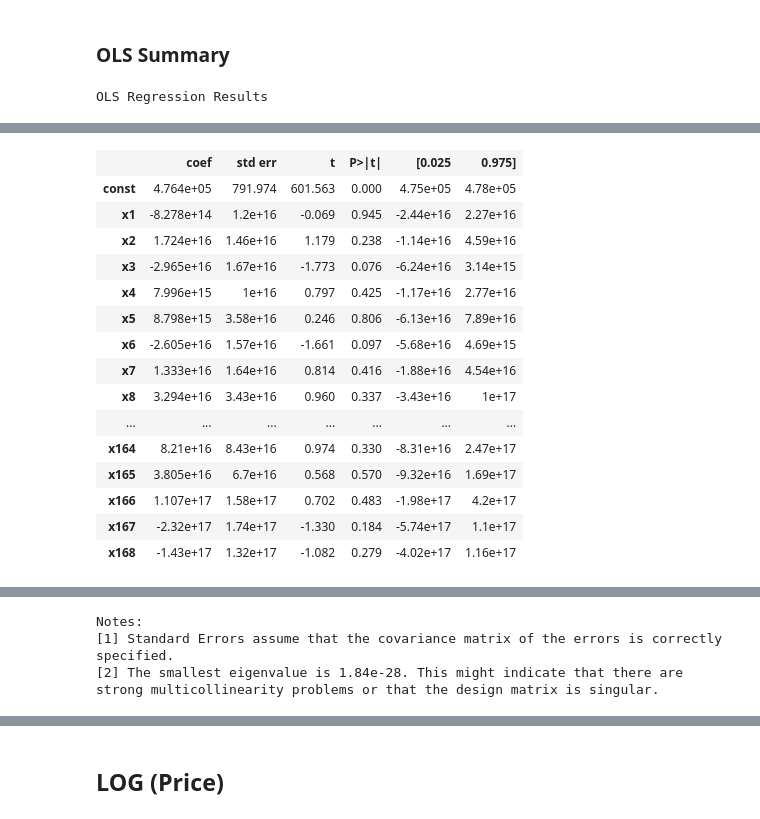
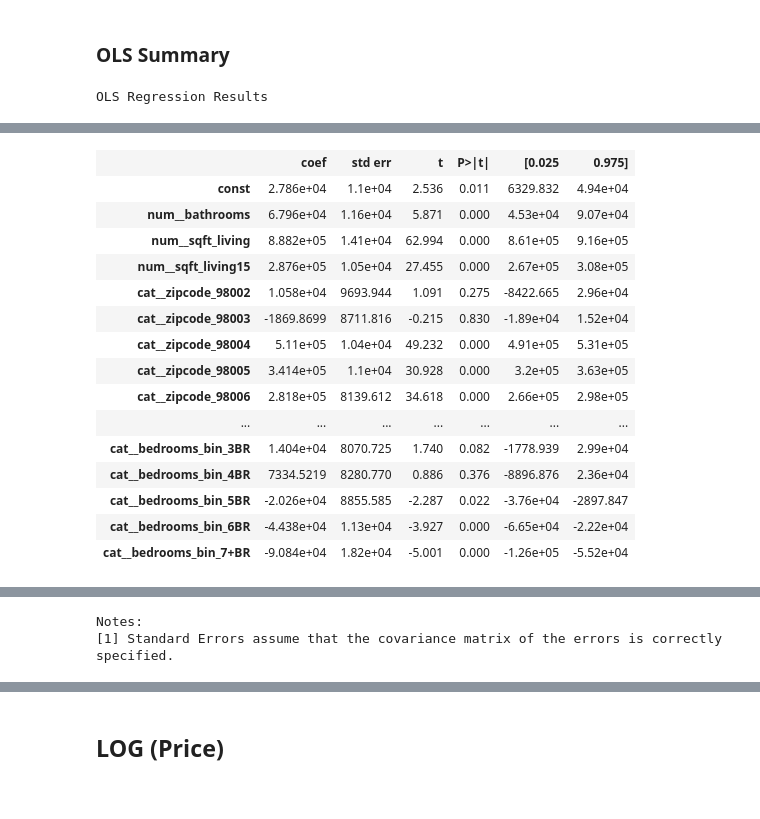
Before and after one commit to ssaeed85/dsc-ph2-KingsCountyRealEstate, a Jupyter notebook: Workspace/Saad/Notebook_Generalized.ipynb, the cells around one changed output, grey strips where cells are left out. Cells and saved outputs as stored; diff of their text form; code cells hidden in the pictures.

```diff
--- a/Workspace/Saad/Notebook_Generalized.ipynb
+++ b/Workspace/Saad/Notebook_Generalized.ipynb
@@ -899,4 +1101,0 @@ X_test_scaled = scaler.transform(X_test_enc)
-# %%
-#Linear Regression
-lr = LinearRegression()
-lr.fit(X_train_scaled,y_train)
@@ -910,0 +1102,8 @@ test_residuals = y_test - test_preds
+# %%
+X_train_xformed, X_test_xformed, train_preds, test_preds = OHE_scale_lr(X_train, y_train,
+                                                                        X_test, y_test,
+                                                                        num_col=[
+                                                                            'bathrooms', 'sqft_living', 'sqft_living15'],
+                                                                        cat_col=[
+                                                                            'zipcode', 'condition', 'view', 'bedrooms_bin']
+                                                                        )
@@ -911,3 +1127,34 @@ test_residuals = y_test - test_preds
+# %%
+num_col = ['bathrooms', 'sqft_living', 'sqft_living15']
+cat_col = ['zipcode', 'condition', 'view', 'bedrooms_bin', ]
+
+# List Comp to get subset of columns
+list_cols = [col
+             for sublist_cols in [num_col, cat_col]
+             for col in sublist_cols]
+# print('Categorical columns:', cat_col, '\nNumerical Columns: ', num_col)
+
+# Create subsets of train and test sets
+X_train_subset = X_train[list_cols]
+X_test_subset = X_test[list_cols]
+
+encoder = OneHotEncoder(handle_unknown='error',
+                        drop='first',
+                        categories='auto')
+
+scaler = MinMaxScaler(feature_range=(0, 1))
+
+preprocessor = ColumnTransformer(transformers=[("num", scaler, num_col),
+                                               ("cat", encoder, cat_col)],
+                                 remainder='passthrough'
+                                 )
+
+
+pipe = make_pipeline(preprocessor, LinearRegression())
+pipe.fit(X_train_subset, y_train)
+
+train_preds = pipe.predict(X_train_subset)
+test_preds = pipe.predict(X_test_subset)
 # %%
 get_train_test_metrics(y_train,train_preds,y_test,test_preds)
 # %% [output]
@@ -957,7 +1183,7 @@ array([[-0.10027223, -0.11984963, -0.09054534, ..., -0.26454111,
 ### OLS Summary
 # %%
 #Just to get summary
-model = sm.OLS(endog=y_train, exog=sm.add_constant(X_train_scaled)).fit()
+model = sm.OLS(endog=y_train, exog=sm.add_constant(X_train_xformed)).fit()
 model.summary()
 # %% [output]
 OLS Regression Results
@@ -972,17 +1198,17 @@ OLS Regression Results
 | Covariance Type: | nonrobust |  |  |
 |  | coef | std err | t | P>|t| | [0.025 | 0.975] |
-| const | 4.764e+05 | 791.974 | 601.563 | 0.000 | 4.75e+05 | 4.78e+05 |
-| x1 | -8.278e+14 | 1.2e+16 | -0.069 | 0.945 | -2.44e+16 | 2.27e+16 |
-| x2 | 1.724e+16 | 1.46e+16 | 1.179 | 0.238 | -1.14e+16 | 4.59e+16 |
-| x3 | -2.965e+16 | 1.67e+16 | -1.773 | 0.076 | -6.24e+16 | 3.14e+15 |
-| x4 | 7.996e+15 | 1e+16 | 0.797 | 0.425 | -1.17e+16 | 2.77e+16 |
-| x5 | 8.798e+15 | 3.58e+16 | 0.246 | 0.806 | -6.13e+16 | 7.89e+16 |
-| x6 | -2.605e+16 | 1.57e+16 | -1.661 | 0.097 | -5.68e+16 | 4.69e+15 |
-| x7 | 1.333e+16 | 1.64e+16 | 0.814 | 0.416 | -1.88e+16 | 4.54e+16 |
-| x8 | 3.294e+16 | 3.43e+16 | 0.960 | 0.337 | -3.43e+16 | 1e+17 |
+| const | 2.786e+04 | 1.1e+04 | 2.536 | 0.011 | 6329.832 | 4.94e+04 |
+| num__bathrooms | 6.796e+04 | 1.16e+04 | 5.871 | 0.000 | 4.53e+04 | 9.07e+04 |
+| num__sqft_living | 8.882e+05 | 1.41e+04 | 62.994 | 0.000 | 8.61e+05 | 9.16e+05 |
+| num__sqft_living15 | 2.876e+05 | 1.05e+04 | 27.455 | 0.000 | 2.67e+05 | 3.08e+05 |
+| cat__zipcode_98002 | 1.058e+04 | 9693.944 | 1.091 | 0.275 | -8422.665 | 2.96e+04 |
+| cat__zipcode_98003 | -1869.8699 | 8711.816 | -0.215 | 0.830 | -1.89e+04 | 1.52e+04 |
+| cat__zipcode_98004 | 5.11e+05 | 1.04e+04 | 49.232 | 0.000 | 4.91e+05 | 5.31e+05 |
+| cat__zipcode_98005 | 3.414e+05 | 1.1e+04 | 30.928 | 0.000 | 3.2e+05 | 3.63e+05 |
+| cat__zipcode_98006 | 2.818e+05 | 8139.612 | 34.618 | 0.000 | 2.66e+05 | 2.98e+05 |
 | ... | ... | ... | ... | ... | ... | ... |
-| x164 | 8.21e+16 | 8.43e+16 | 0.974 | 0.330 | -8.31e+16 | 2.47e+17 |
-| x165 | 3.805e+16 | 6.7e+16 | 0.568 | 0.570 | -9.32e+16 | 1.69e+17 |
-| x166 | 1.107e+17 | 1.58e+17 | 0.702 | 0.483 | -1.98e+17 | 4.2e+17 |
-| x167 | -2.32e+17 | 1.74e+17 | -1.330 | 0.184 | -5.74e+17 | 1.1e+17 |
-| x168 | -1.43e+17 | 1.32e+17 | -1.082 | 0.279 | -4.02e+17 | 1.16e+17 |
+| cat__bedrooms_bin_3BR | 1.404e+04 | 8070.725 | 1.740 | 0.082 | -1778.939 | 2.99e+04 |
+| cat__bedrooms_bin_4BR | 7334.5219 | 8280.770 | 0.886 | 0.376 | -8896.876 | 2.36e+04 |
+| cat__bedrooms_bin_5BR | -2.026e+04 | 8855.585 | -2.287 | 0.022 | -3.76e+04 | -2897.847 |
+| cat__bedrooms_bin_6BR | -4.438e+04 | 1.13e+04 | -3.927 | 0.000 | -6.65e+04 | -2.22e+04 |
+| cat__bedrooms_bin_7+BR | -9.084e+04 | 1.82e+04 | -5.001 | 0.000 | -1.26e+05 | -5.52e+04 |
@@ -993,4 +1219,2 @@ OLS Regression Results
 Notes:
 [1] Standard Errors assume that the covariance matrix of the errors is correctly specified.
-[2] The smallest eigenvalue is 1.84e-28. This might indicate that there are
-strong multicollinearity problems or that the design matrix is singular.
```
Also changed, not shown: parts of 82 cells of this notebook, 1 other file.
